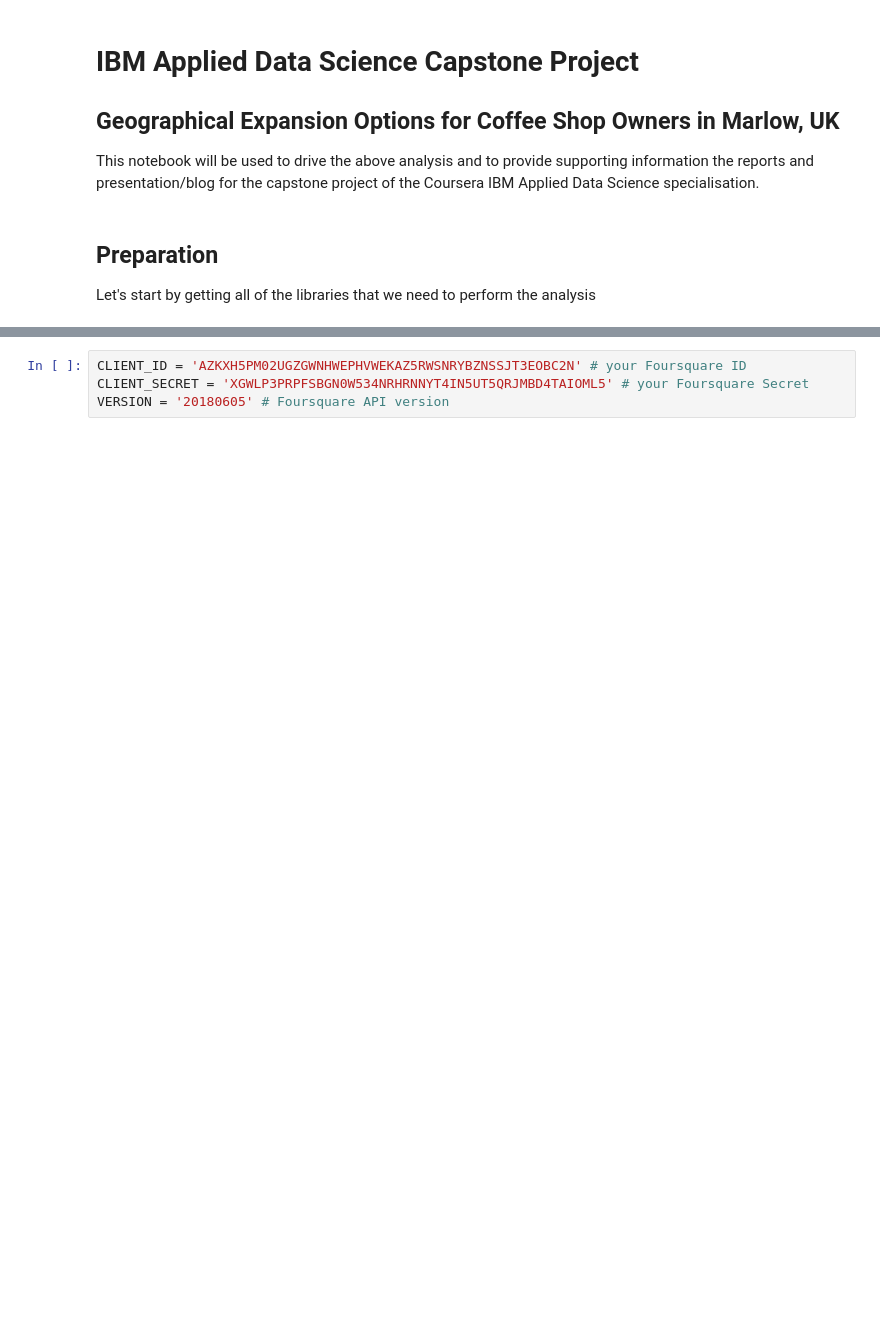
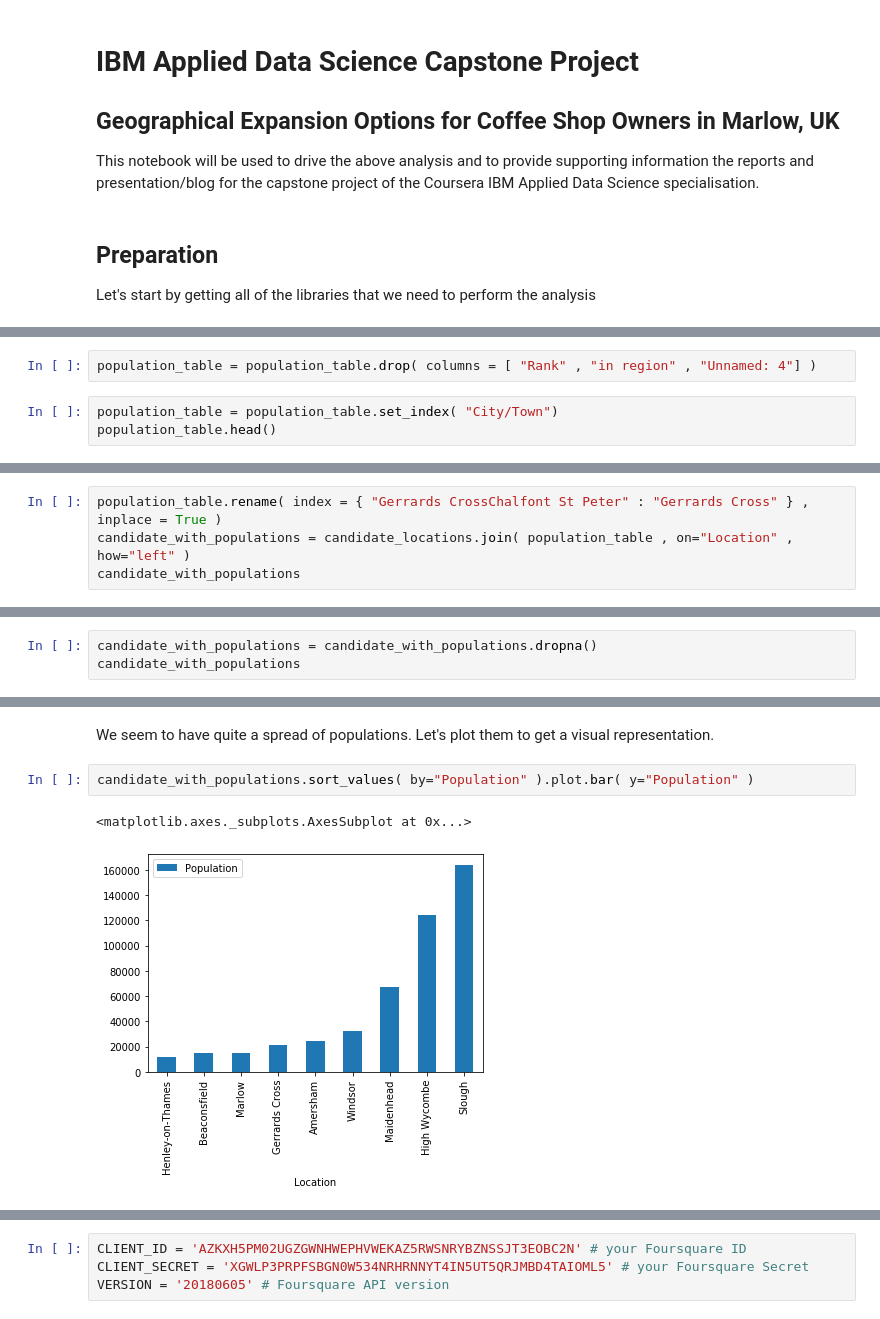
Before and after one commit to benmorgan-sidehustle/Coursera_Capstone, a Jupyter notebook: Coursera IBM Capstone Project.ipynb, the cells around one changed output, grey strips where cells are left out. Drawn from its saved outputs; the diff is of its cells as text; blank space fills up the shorter version.

```diff
--- a/Coursera IBM Capstone Project.ipynb
+++ b/Coursera IBM Capstone Project.ipynb
@@ -37,0 +106,5 @@ Executing transaction: ...working... done
+# %%
+population_table = population_table.drop( columns = [ "Rank" , "in region" , "Unnamed: 4"] )
+# %%
+population_table = population_table.set_index( "City/Town")
+population_table.head()
@@ -37,0 +139,4 @@ Executing transaction: ...working... done
+# %%
+population_table.rename( index = { "Gerrards CrossChalfont St Peter" : "Gerrards Cross" } , inplace = True )
+candidate_with_populations = candidate_locations.join( population_table , on="Location" , how="left" )
+candidate_with_populations
@@ -37,0 +159,3 @@ Executing transaction: ...working... done
+# %%
+candidate_with_populations = candidate_with_populations.dropna()
+candidate_with_populations
@@ -37,0 +174,7 @@ Executing transaction: ...working... done
+# %% [markdown]
+We seem to have quite a spread of populations. Let's plot them to get a visual representation.
+# %%
+candidate_with_populations.sort_values( by="Population" ).plot.bar( y="Population" )
+# %% [output]
+<matplotlib.axes._subplots.AxesSubplot at 0x...>
+[figure, added]
```
Also changed, not shown: parts of 54 cells of this notebook.
